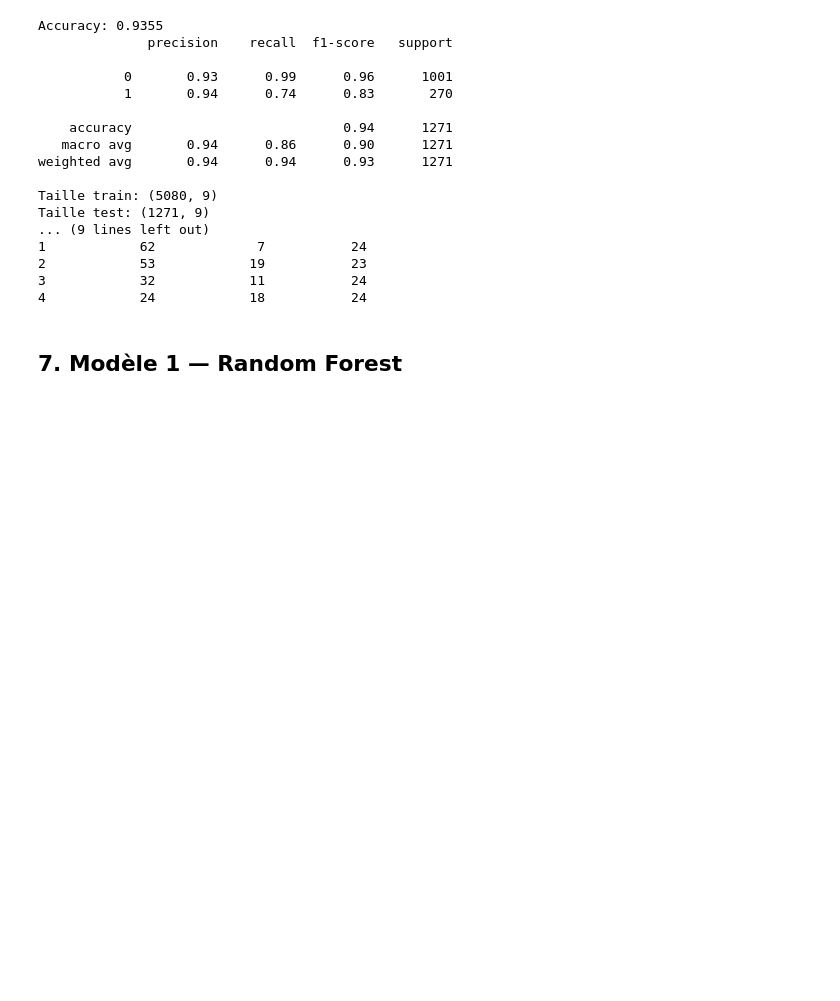
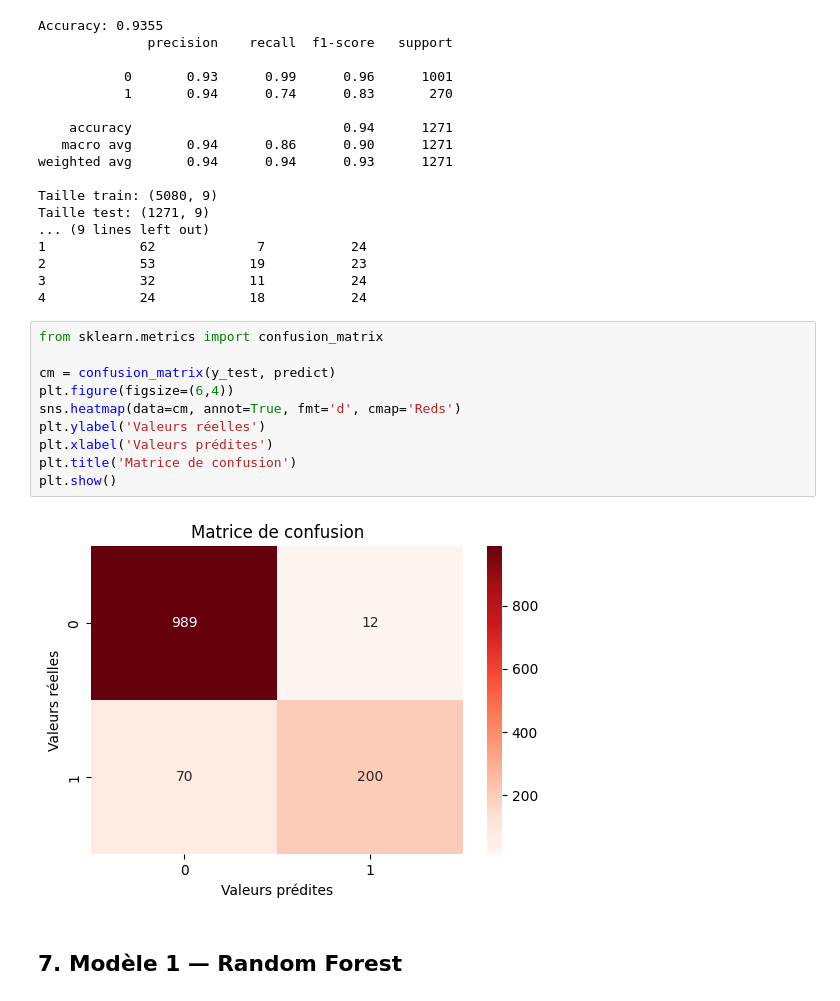
Before and after one commit to kirillsst/youtube-popularity-ml, a Jupyter notebook: notebook/PROJET_ML_Youtube_Trending.ipynb, the cells around one changed output. Saved outputs shown, nothing was run; the diff lists cells and outputs as text; blank space fills up the shorter version.

```diff
--- a/notebook/PROJET_ML_Youtube_Trending.ipynb
+++ b/notebook/PROJET_ML_Youtube_Trending.ipynb
@@ -433,6 +475,18 @@ Taille test: (1271, 9)
 2            53            19           23
 3            32            11           24
 4            24            18           24
+# %%
+from sklearn.metrics import confusion_matrix
+
+cm = confusion_matrix(y_test, predict)
+plt.figure(figsize=(6,4))
+sns.heatmap(data=cm, annot=True, fmt='d', cmap='Reds')
+plt.ylabel('Valeurs réelles')
+plt.xlabel('Valeurs prédites')
+plt.title('Matrice de confusion')
+plt.show()
+# %% [output]
+[figure, added]
 # %% [markdown]
 ## 7. Modèle 1 — Random Forest
 # %% [markdown]
```
Also changed, not shown: parts of 6 cells of this notebook.
